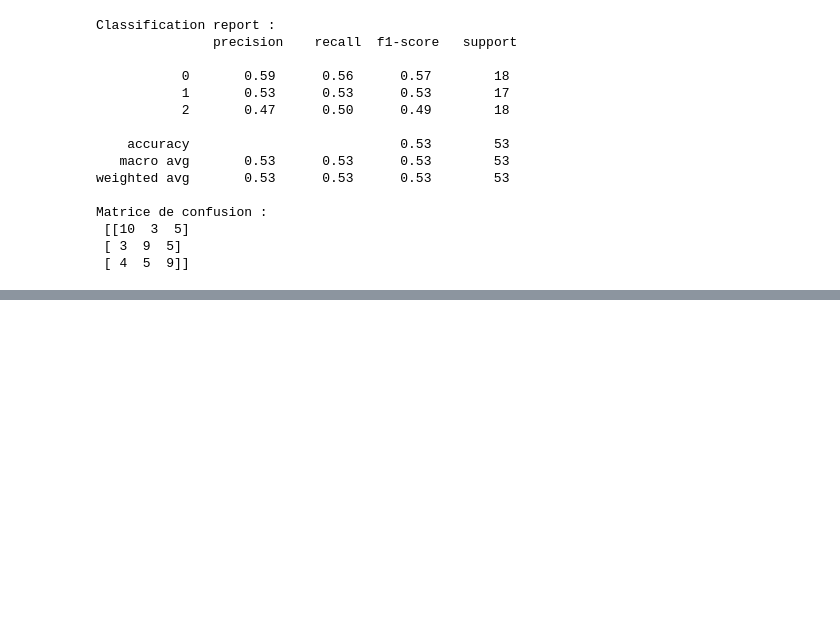
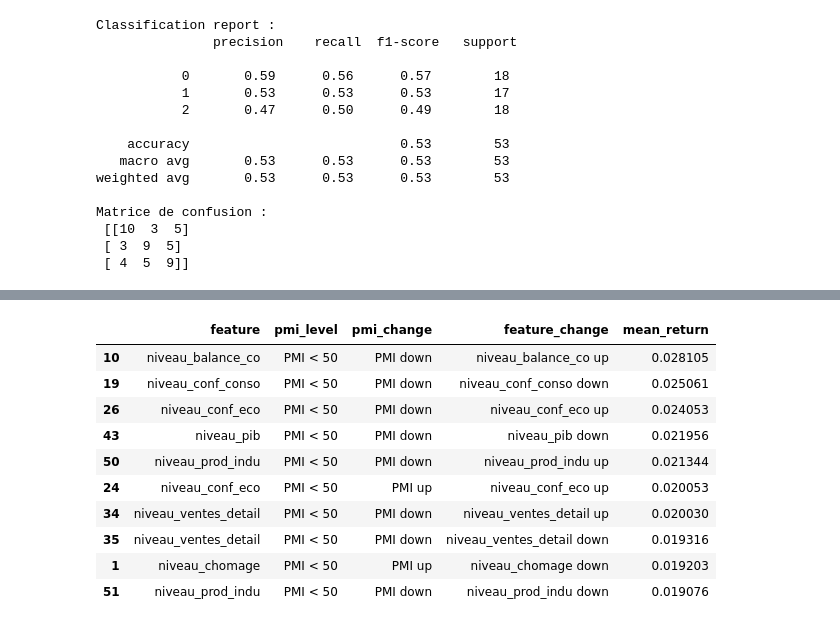
Before and after one commit to lucasmqr/PMI, a Jupyter notebook: pmi2.ipynb, the cells around one changed output, grey strips where cells are left out. Saved outputs shown, nothing was run; the diff lists cells and outputs as text; code cells hidden in the pictures; blank space fills up the shorter version.

```diff
--- a/pmi2.ipynb
+++ b/pmi2.ipynb
@@ -10,7 +10,7 @@ import pandas as pd
 import yfinance as yf
 # %%
 #Import des données qui proviennent du MMS
-df=pd.read_excel(r"C:\Users\malu\Documents\Recherche quant\usa_data.xlsx",header=0,skiprows=[1])
+df=pd.read_excel(r"/Users/lucas/Documents/Scolarité/MA/PMI-main/usa_data.xlsx",header=0,skiprows=[1])
 df
 # %% [output]
 |  | Unnamed: 0 | CHOMAGE | Unnamed: 2 | Unnamed: 3 | BALANCE COMMERCIALE | Unnamed: 5 | Unnamed: 6 | ... |
@@ -314,7 +314,7 @@ df
 | 262 | 2025-07 | 0.458333 | 0.041 | 0.083333 | -1078.567 | 0.125000 | ... |
 263 rows × 18 columns
 # %%
-df['SP_return']=df['SPX_avg'].pct_change()
+df['SP_return']=df['SP_avg'].pct_change()
 df=df.dropna()
 df
 # %% [output]
@@ -475,0 +514,14 @@ Parameters: { "use_label_encoder" } are not used.
+# %%
+top10
+# %% [output]
+|  | feature | pmi_level | pmi_change | feature_change | mean_return |
+| 10 | niveau_balance_co | PMI < 50 | PMI down | niveau_balance_co up | 0.028105 |
+| 19 | niveau_conf_conso | PMI < 50 | PMI down | niveau_conf_conso down | 0.025061 |
+| 26 | niveau_conf_eco | PMI < 50 | PMI down | niveau_conf_eco up | 0.024053 |
+| 43 | niveau_pib | PMI < 50 | PMI down | niveau_pib down | 0.021956 |
+| 50 | niveau_prod_indu | PMI < 50 | PMI down | niveau_prod_indu up | 0.021344 |
+| 24 | niveau_conf_eco | PMI < 50 | PMI up | niveau_conf_eco up | 0.020053 |
+| 34 | niveau_ventes_detail | PMI < 50 | PMI down | niveau_ventes_detail up | 0.020030 |
+| 35 | niveau_ventes_detail | PMI < 50 | PMI down | niveau_ventes_detail down | 0.019316 |
+| 1 | niveau_chomage | PMI < 50 | PMI up | niveau_chomage down | 0.019203 |
+| 51 | niveau_prod_indu | PMI < 50 | PMI down | niveau_prod_indu down | 0.019076 |
```
Also changed, not shown: parts of 7 cells of this notebook.
